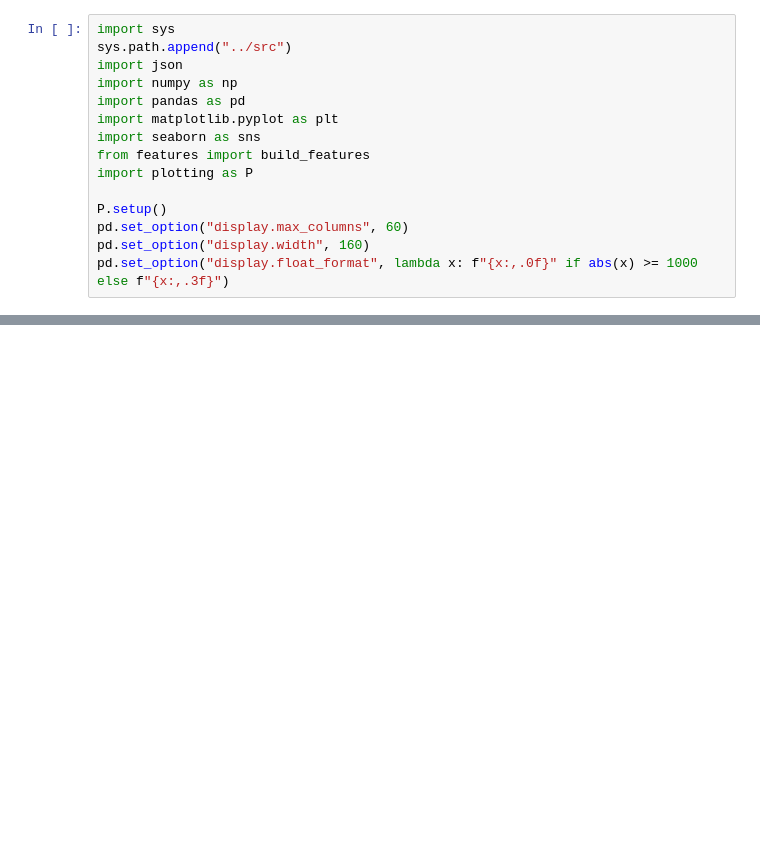
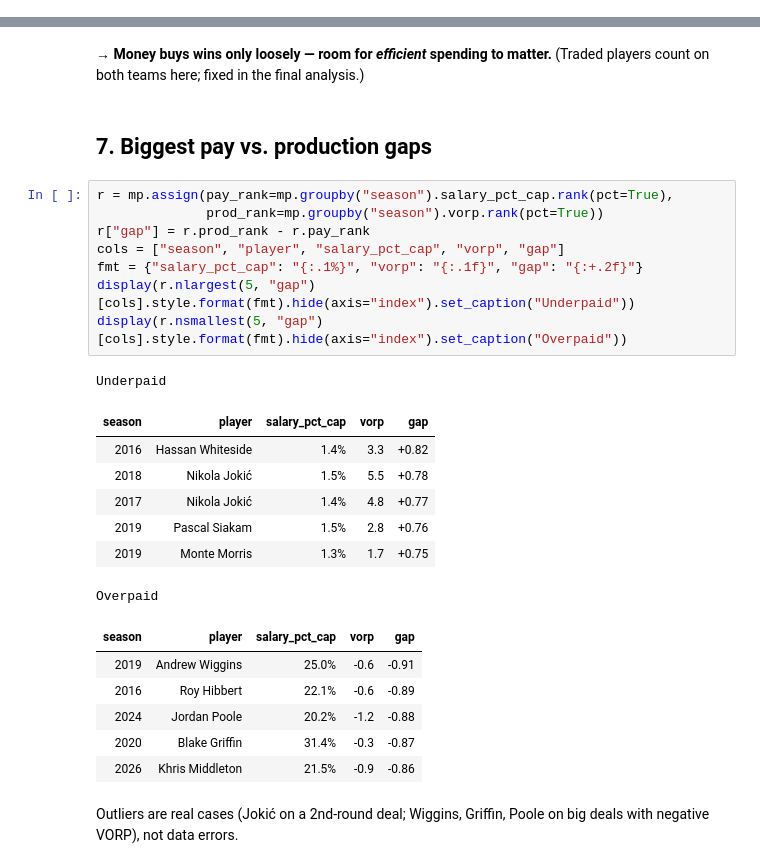
Before and after one commit to gervickas/nba-salary-performance, a Jupyter notebook: notebooks/02_eda.ipynb, the cells around one changed output, grey strips where cells are left out. Cells and saved outputs as stored; diff of their text form; blank space fills up the shorter version.

```diff
--- a/notebooks/02_eda.ipynb
+++ b/notebooks/02_eda.ipynb
@@ -6,15 +0,0 @@ type, position, team) need to be handled before modeling.
-# %%
-import sys
-sys.path.append("../src")
-import json
-import numpy as np
-import pandas as pd
-import matplotlib.pyplot as plt
-import seaborn as sns
-from features import build_features
-import plotting as P
-
-P.setup()
-pd.set_option("display.max_columns", 60)
-pd.set_option("display.width", 160)
-pd.set_option("display.float_format", lambda x: f"{x:,.0f}" if abs(x) >= 1000 else f"{x:,.3f}")
@@ -388,0 +163,29 @@ Most 'overpaid' (pay rank >> production rank):
+# %% [markdown]
+**→ Money buys wins only loosely — room for *efficient* spending to matter.** (Traded players count on both teams here; fixed in the final analysis.)
+# %% [markdown]
+## 7. Biggest pay vs. production gaps
+# %%
+r = mp.assign(pay_rank=mp.groupby("season").salary_pct_cap.rank(pct=True),
+              prod_rank=mp.groupby("season").vorp.rank(pct=True))
+r["gap"] = r.prod_rank - r.pay_rank
+cols = ["season", "player", "salary_pct_cap", "vorp", "gap"]
+fmt = {"salary_pct_cap": "{:.1%}", "vorp": "{:.1f}", "gap": "{:+.2f}"}
+display(r.nlargest(5, "gap")[cols].style.format(fmt).hide(axis="index").set_caption("Underpaid"))
+display(r.nsmallest(5, "gap")[cols].style.format(fmt).hide(axis="index").set_caption("Overpaid"))
+# %% [output]
+Underpaid
+| season | player | salary_pct_cap | vorp | gap |
+| 2016 | Hassan Whiteside | 1.4% | 3.3 | +0.82 |
+| 2018 | Nikola Jokić | 1.5% | 5.5 | +0.78 |
+| 2017 | Nikola Jokić | 1.4% | 4.8 | +0.77 |
+| 2019 | Pascal Siakam | 1.5% | 2.8 | +0.76 |
+| 2019 | Monte Morris | 1.3% | 1.7 | +0.75 |
+Overpaid
+| season | player | salary_pct_cap | vorp | gap |
+| 2019 | Andrew Wiggins | 25.0% | -0.6 | -0.91 |
+| 2016 | Roy Hibbert | 22.1% | -0.6 | -0.89 |
+| 2024 | Jordan Poole | 20.2% | -1.2 | -0.88 |
+| 2020 | Blake Griffin | 31.4% | -0.3 | -0.87 |
+| 2026 | Khris Middleton | 21.5% | -0.9 | -0.86 |
+# %% [markdown]
+Outliers are real cases (Jokić on a 2nd-round deal; Wiggins, Griffin, Poole on big deals with negative VORP), not data errors.
```
Also changed, not shown: parts of 51 cells of this notebook, 17 other files.
